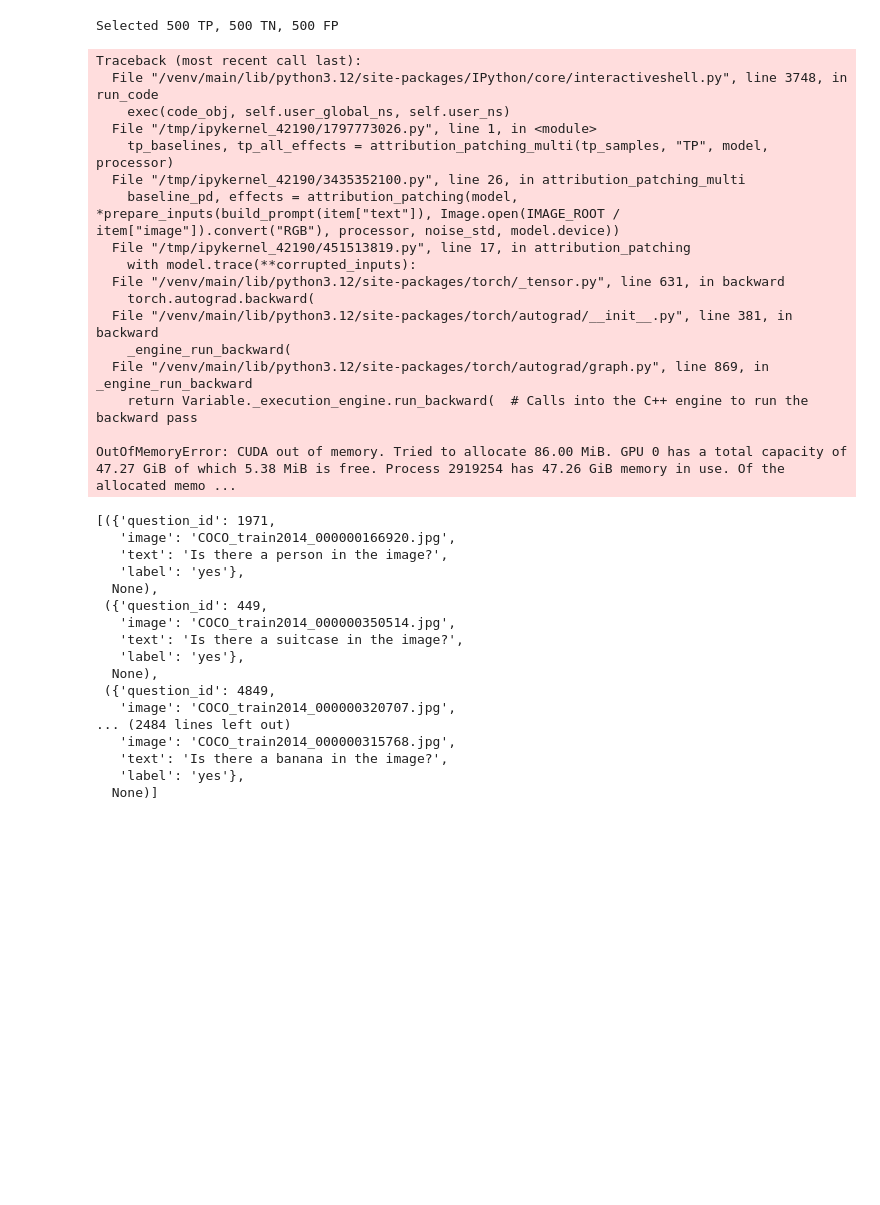
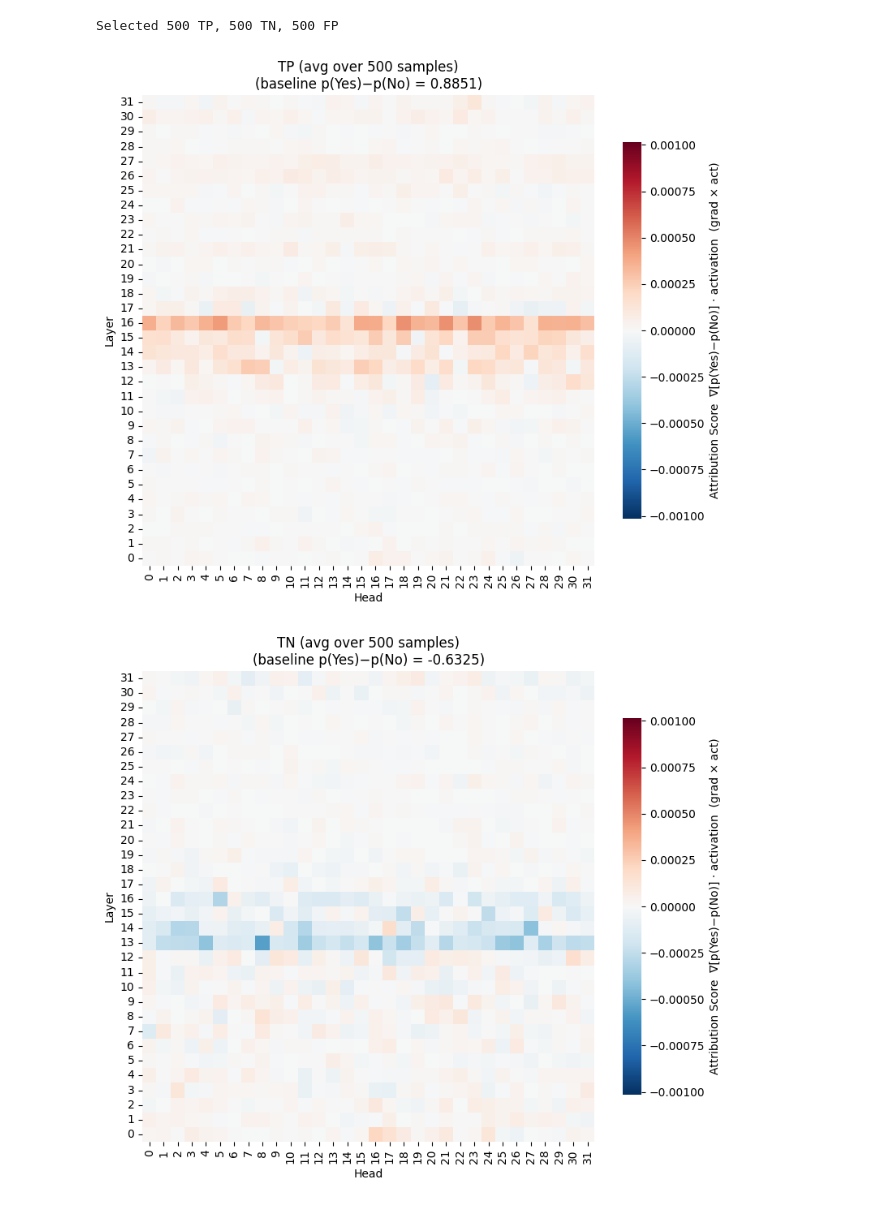
Before and after one commit to quan-0811/vlm-causality, a Jupyter notebook: patching/circuit_discovery.ipynb, the cells around one changed output. Cells and saved outputs as stored; diff of their text form; code cells hidden in the pictures; blank space fills up the shorter version.

```diff
--- a/patching/circuit_discovery.ipynb
+++ b/patching/circuit_discovery.ipynb
@@ -313,6 +320,7 @@ random.seed(42)
 tp_samples = random.sample(tp, min(N_SAMPLES, len(tp)))
 tn_samples = random.sample(tn, min(N_SAMPLES, len(tn)))
 fp_samples = random.sample(fp, min(N_SAMPLES, len(fp)))
+fn_samples = random.sample(fn, min(N_SAMPLES, len(fn)))
 
 print(f"Selected {len(tp_samples)} TP, {len(tn_samples)} TN, {len(fp_samples)} FP")
 
@@ -329,9 +337,17 @@ def attribution_patching_multi(samples, label, model, processor, noise_std=25.5)
     all_effects = np.zeros((len(samples), NUM_LAYERS, NUM_HEADS))
 
     for idx, (item, _) in enumerate(tqdm(samples, desc=f"Attributing {label}")):
-        baseline_pd, effects = attribution_patching(model, *prepare_inputs(build_prompt(item["text"]), Image.open(IMAGE_ROOT / item["image"]).convert("RGB"), processor, noise_std, model.device))
-        baselines.append(baseline_pd)
-        all_effects[idx] = effects
+        clean_inputs, corrupted_inputs = prepare_inputs(
+            build_prompt(item["text"]),
+            Image.open(IMAGE_ROOT / item["image"]).convert("RGB"),
+            processor,
+            noise_std,
+            model.device
+        )
+        baseline_pd, effects = attribution_patching(model, clean_inputs, corrupted_inputs)
+
+        baselines.append(baseline_pd.detach().cpu().numpy())
+        all_effects[idx] = np.array(effects)
 
     return baselines, all_effects
 # %% [output]
@@ -340,41 +356,31 @@ Selected 500 TP, 500 TN, 500 FP
 tp_baselines, tp_all_effects = attribution_patching_multi(tp_samples, "TP", model, processor)
 tn_baselines, tn_all_effects = attribution_patching_multi(tn_samples, "TN", model, processor)
 fp_baselines, fp_all_effects = attribution_patching_multi(fp_samples, "FP", model, processor)
+fn_baselines, fn_all_effects = attribution_patching_multi(fn_samples, "FN", model, processor)
-# %% [output]
-Traceback (most recent call last):
-  File "/venv/main/lib/python3.12/site-packages/IPython/core/interactiveshell.py", line 3748, in run_code
-    exec(code_obj, self.user_global_ns, self.user_ns)
-  File "/tmp/ipykernel_42190/1797773026.py", line 1, in <module>
-    tp_baselines, tp_all_effects = attribution_patching_multi(tp_samples, "TP", model, processor)
-  File "/tmp/ipykernel_42190/3435352100.py", line 26, in attribution_patching_multi
-    baseline_pd, effects = attribution_patching(model, *prepare_inputs(build_prompt(item["text"]), Image.open(IMAGE_ROOT / item["image"]).convert("RGB"), processor, noise_std, model.device))
-  File "/tmp/ipykernel_42190/451513819.py", line 17, in attribution_patching
-    with model.trace(**corrupted_inputs):
-  File "/venv/main/lib/python3.12/site-packages/torch/_tensor.py", line 631, in backward
-    torch.autograd.backward(
-  File "/venv/main/lib/python3.12/site-packages/torch/autograd/__init__.py", line 381, in backward
-    _engine_run_backward(
-  File "/venv/main/lib/python3.12/site-packages/torch/autograd/graph.py", line 869, in _engine_run_backward
-    return Variable._execution_engine.run_backward(  # Calls into the C++ engine to run the backward pass
-
-OutOfMemoryError: CUDA out of memory. Tried to allocate 86.00 MiB. GPU 0 has a total capacity of 47.27 GiB of which 5.38 MiB is free. Process 2919254 has 47.26 GiB memory in use. Of the allocated memo ...
 # %%
-tp_samples
+tp_mean = tp_all_effects.mean(axis=0)
+tn_mean = tn_all_effects.mean(axis=0)
+fp_mean = fp_all_effects.mean(axis=0)
+fn_mean = fn_all_effects.mean(axis=0)
+
+tp_mean_baseline = np.mean(tp_baselines)
+tn_mean_baseline = np.mean(tn_baselines)
+fp_mean_baseline = np.mean(fp_baselines)
+fn_mean_baseline = np.mean(fn_baselines)
+
+# Consistent colour scale across all three
+all_mean = np.stack([tp_mean, tn_mean, fp_mean, fn_mean])
+vmax_abs = max(abs(all_mean.min()), abs(all_mean.max()))
+vmin, vmax = -vmax_abs, vmax_abs
+
+plot_heatmap(tp_mean, tp_mean_baseline,
+             f"TP (avg over {len(tp_samples)} samples)", vmin, vmax)
+plot_heatmap(tn_mean, tn_mean_baseline,
+             f"TN (avg over {len(tn_samples)} samples)", vmin, vmax)
+plot_heatmap(fp_mean, fp_mean_baseline,
+             f"FP (avg over {len(fp_samples)} samples)", vmin, vmax)
+plot_heatmap(fn_mean, fn_mean_baseline,
+             f"FN (avg over {len(fn_samples)} samples)", vmin, vmax)
 # %% [output]
-[({'question_id': 1971,
-   'image': 'COCO_train2014_000000166920.jpg',
-   'text': 'Is there a person in the image?',
-   'label': 'yes'},
-  None),
- ({'question_id': 449,
-   'image': 'COCO_train2014_000000350514.jpg',
-   'text': 'Is there a suitcase in the image?',
-   'label': 'yes'},
-  None),
- ({'question_id': 4849,
-   'image': 'COCO_train2014_000000320707.jpg',
-... (2484 lines left out)
-   'image': 'COCO_train2014_000000315768.jpg',
-   'text': 'Is there a banana in the image?',
-   'label': 'yes'},
-  None)]
+[figure, added]
+[figure, added]
```
Also changed, not shown: parts of 4 cells of this notebook, 1 other file.
